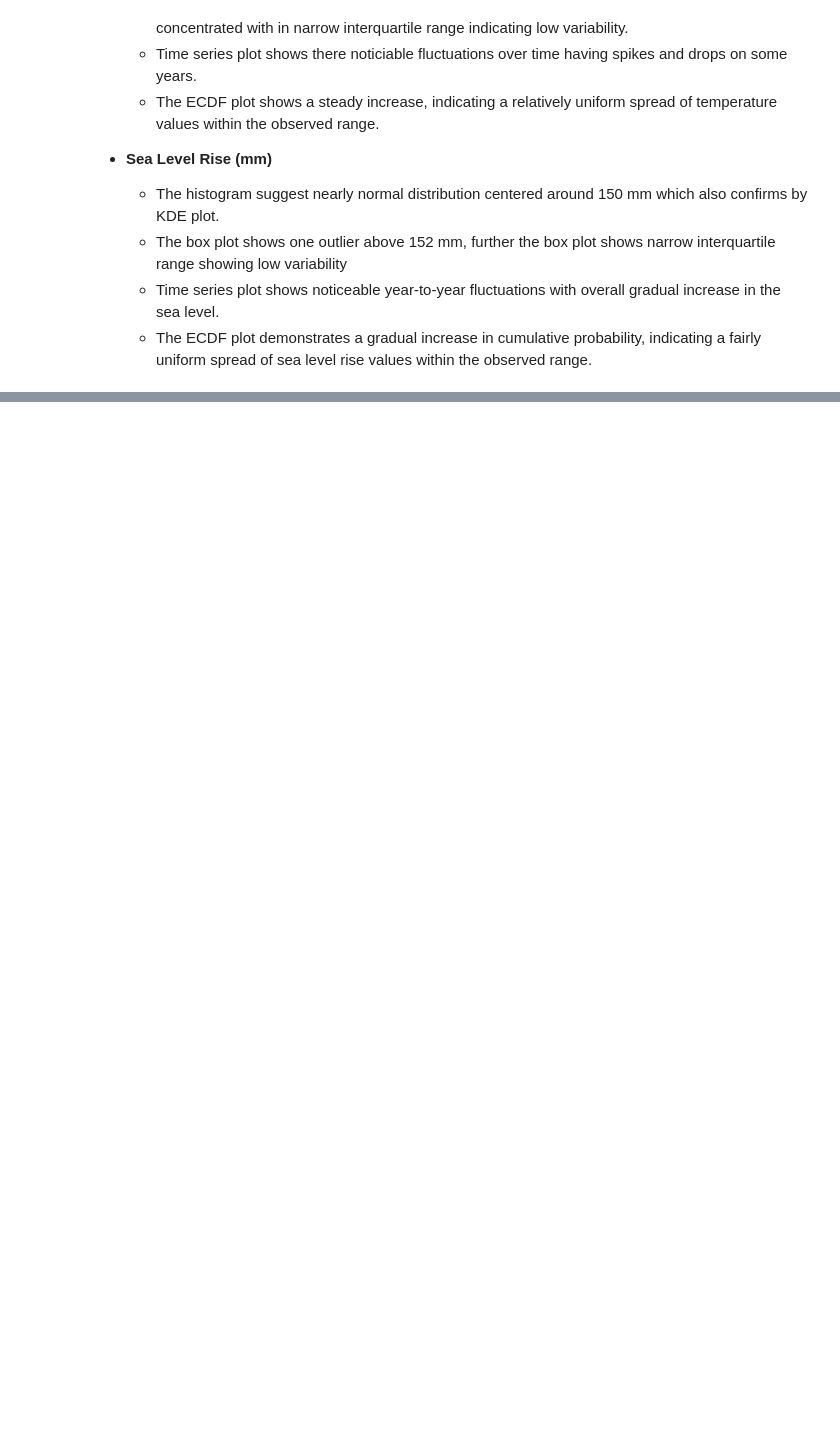
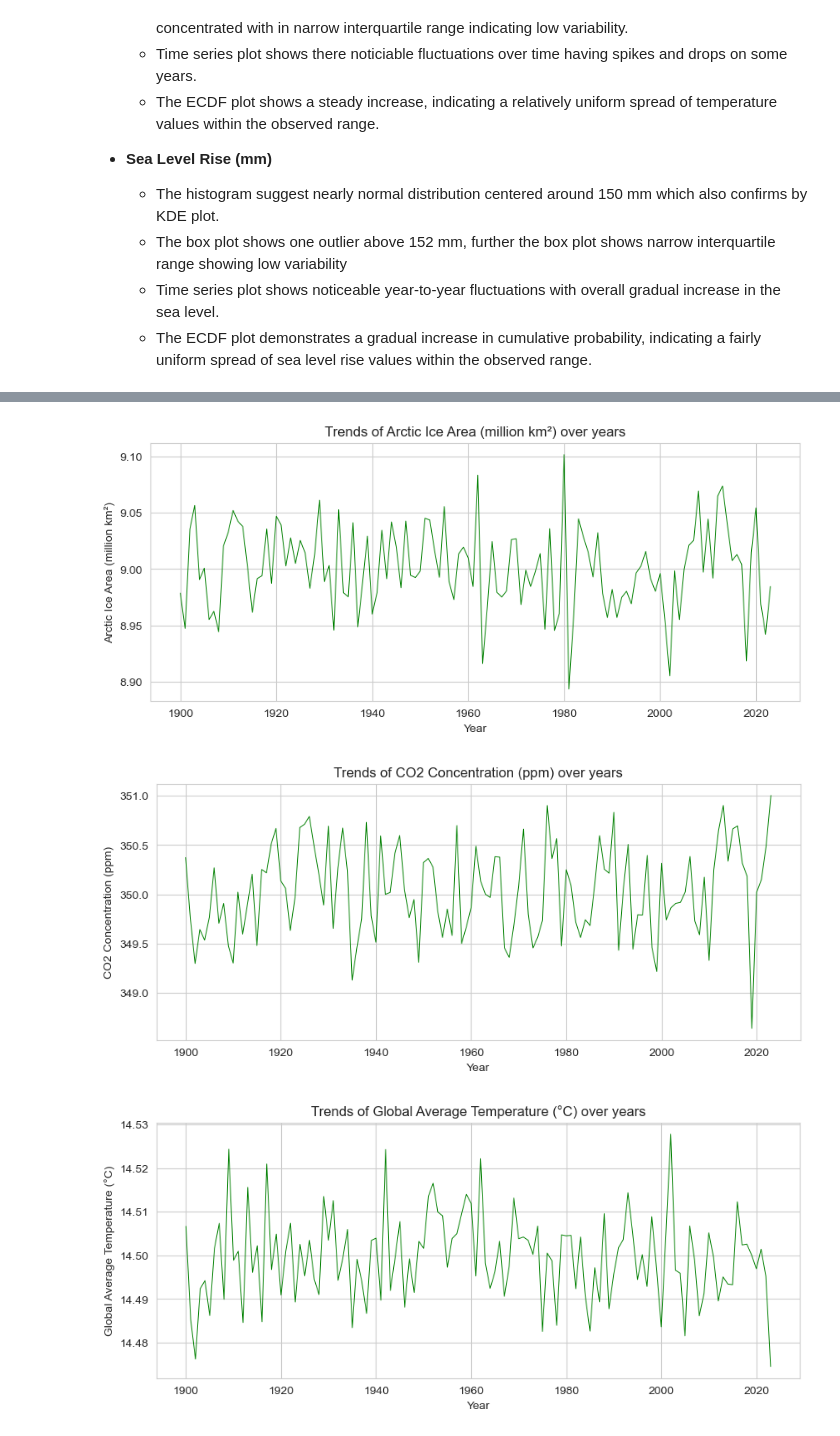
Before and after one commit to Omdena-NIC-Nepal/complete-eda-datalyze, a Jupyter notebook: climate_eda.ipynb, the cells around one changed output, grey strips where cells are left out. Drawn from its saved outputs; the diff is of its cells as text; code cells hidden in the pictures; blank space fills up the shorter version.

Commit message:
P3 Bivariate Analysis and fixes in test file

```diff
--- a/climate_eda.ipynb
+++ b/climate_eda.ipynb
@@ -62,11 +118,11 @@ Analyze each climate variable independently.
 # %%
 #list columns to analyze
-uni_analysis_columns = list(df.columns.difference(['Year']))
+analysis_columns = list(df.columns.difference(['Year']))
 
-print(uni_analysis_columns)
+print(analysis_columns)
 
 # Descriptive Statistics
 print("\nDescriptive Statistics:")
-stats = df[uni_analysis_columns].describe().T
+stats = df[analysis_columns].describe().T
 stats["Range"] = stats["max"] - stats["min"]
 print(stats)
@@ -211,0 +291,18 @@ Creating Univariate plots ...
+# %%
+# Visualizations
+def bivariate_analysis_lineplot(df, variables):
+    for variable in variables:
+        plt.figure(figsize=(10, 4))
+
+        plt.plot(df['Year'], df[variable], color='green', linewidth=0.7)
+        plt.title(f"Trends of {variable} over years")
+        plt.xlabel("Year")
+        plt.ylabel(variable)
+        plt.grid(True)
+        plt.show()
+
+bivariate_analysis_lineplot(df_aggregated, analysis_columns)
+# %% [output]
+[figure, added]
+[figure, added]
+[figure, added]
```
Also changed, not shown: parts of 16 cells of this notebook, 2 other files.
